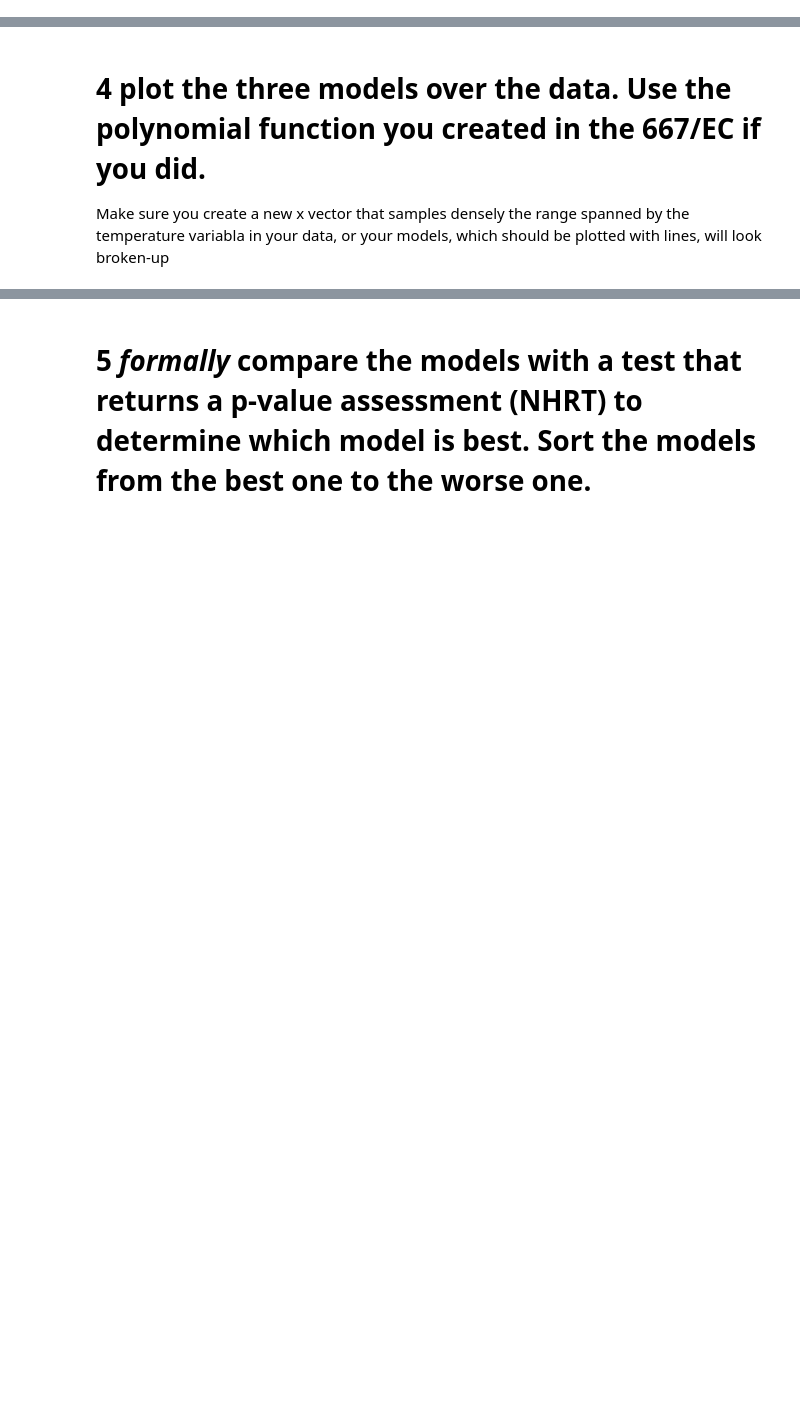
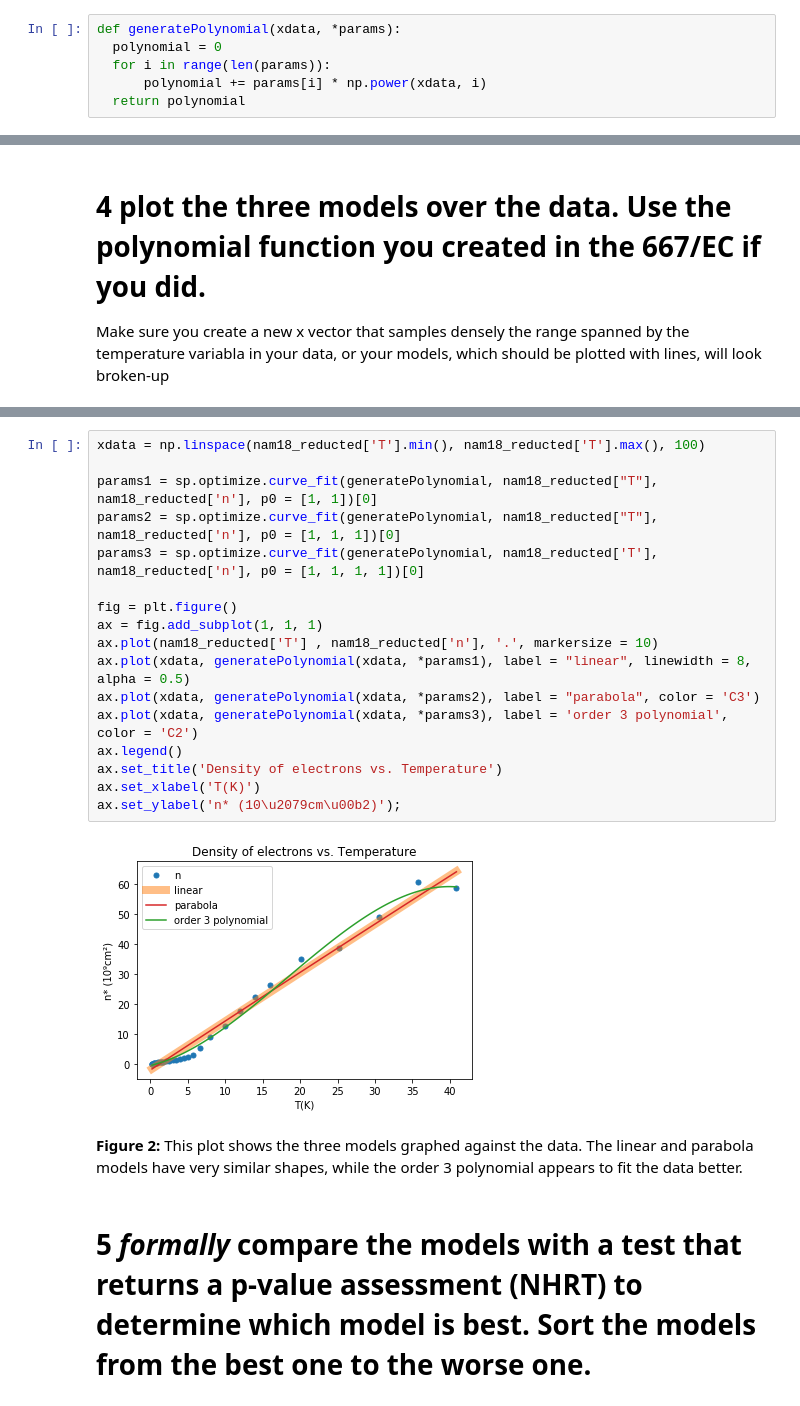
Before and after one commit to DesiPilla/DSPS_dPilla, a Jupyter notebook: HW7/LRtestAndMCMC.ipynb, the cells around one changed output, grey strips where cells are left out. Cells and saved outputs as stored; diff of their text form; blank space fills up the shorter version.

```diff
--- a/HW7/LRtestAndMCMC.ipynb
+++ b/HW7/LRtestAndMCMC.ipynb
@@ -112,6 +115,12 @@ Argument 0 is hello
 Argument 1 is [0, 1, 2]
 # %% [markdown]
 So based on this create a function that takes the _x_ vector (exogenous variable) and a pointer to n coefficients. Those will be the parameters of the polynomial and it will be a list of 2 elements for a line (slope and intercept), of 3 elements for a second degree polynomial, 4 for a third etc etc. Fit this with scipy.optimize.curve_fit fitting a polynomial of 1st (line), 2nd (parabola), and 3rd degree.
+# %%
+def generatePolynomial(xdata, *params):
+  polynomial = 0
+  for i in range(len(params)):
+      polynomial += params[i] * np.power(xdata, i)
+  return polynomial
 # %% [markdown]
 # 3 Model
 # %% [markdown]
@@ -230,2 +222,23 @@ Make sure you create a new x vector that samples densely the range spanned by th
+# %%
+xdata = np.linspace(nam18_reducted['T'].min(), nam18_reducted['T'].max(), 100)
+
+params1 = sp.optimize.curve_fit(generatePolynomial, nam18_reducted["T"], nam18_reducted['n'], p0 = [1, 1])[0]
+params2 = sp.optimize.curve_fit(generatePolynomial, nam18_reducted["T"], nam18_reducted['n'], p0 = [1, 1, 1])[0]
+params3 = sp.optimize.curve_fit(generatePolynomial, nam18_reducted['T'], nam18_reducted['n'], p0 = [1, 1, 1, 1])[0]
+
+fig = plt.figure()
+ax = fig.add_subplot(1, 1, 1)
+ax.plot(nam18_reducted['T'] , nam18_reducted['n'], '.', markersize = 10)
+ax.plot(xdata, generatePolynomial(xdata, *params1), label = "linear", linewidth = 8, alpha = 0.5)
+ax.plot(xdata, generatePolynomial(xdata, *params2), label = "parabola", color = 'C3')
+ax.plot(xdata, generatePolynomial(xdata, *params3), label = 'order 3 polynomial', color = 'C2')
+ax.legend()
+ax.set_title('Density of electrons vs. Temperature')
+ax.set_xlabel('T(K)')
+ax.set_ylabel('n* (10\u2079cm\u00b2)');
+# %% [output]
+[figure, added]
+# %% [markdown]
+**Figure 2:** This plot shows the three models graphed against the data. The linear and parabola models have very similar shapes, while the order 3 polynomial appears to fit the data better.
 # %% [markdown]
 # 5 *formally* compare the models with a test that returns a p-value assessment (NHRT) to determine which model is best. Sort the models from the best one to the worse one.
```
Also changed, not shown: parts of 11 cells of this notebook.
